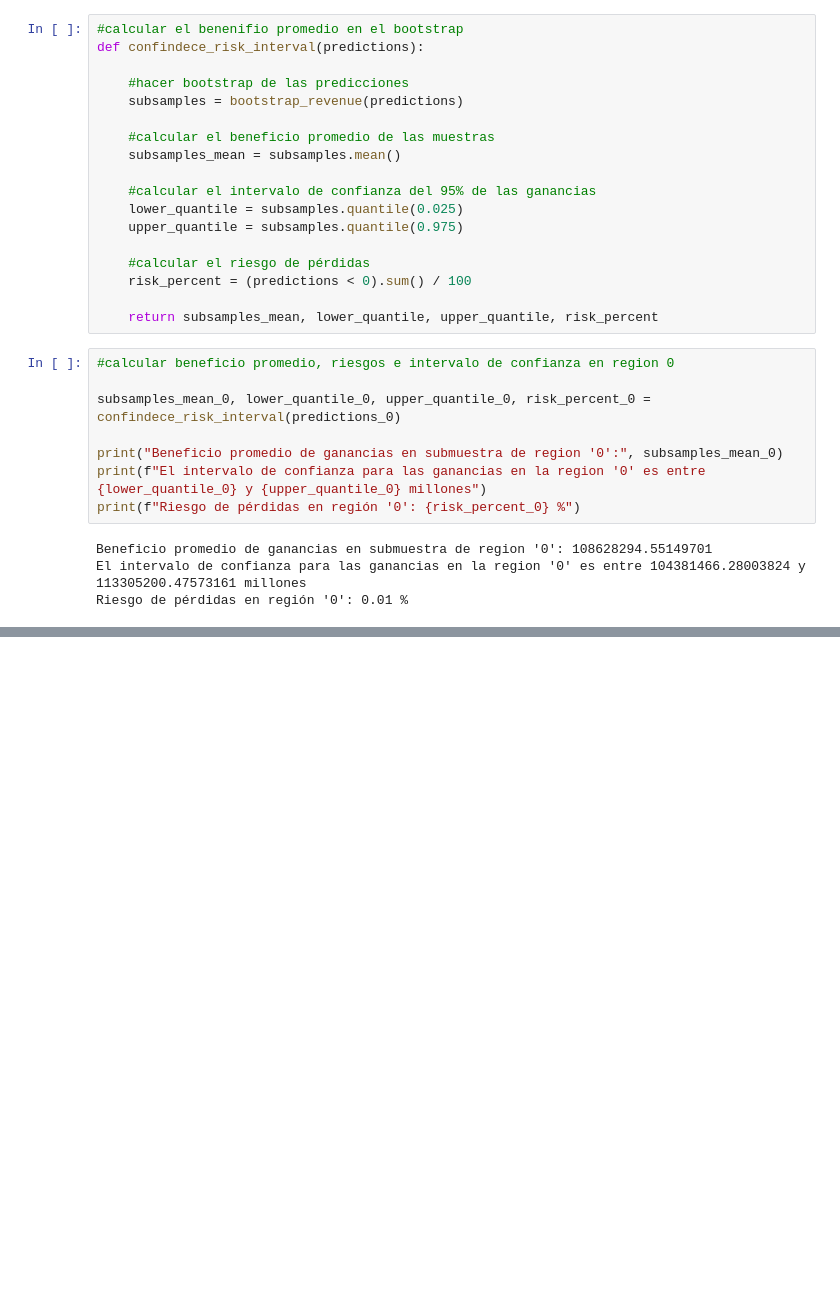
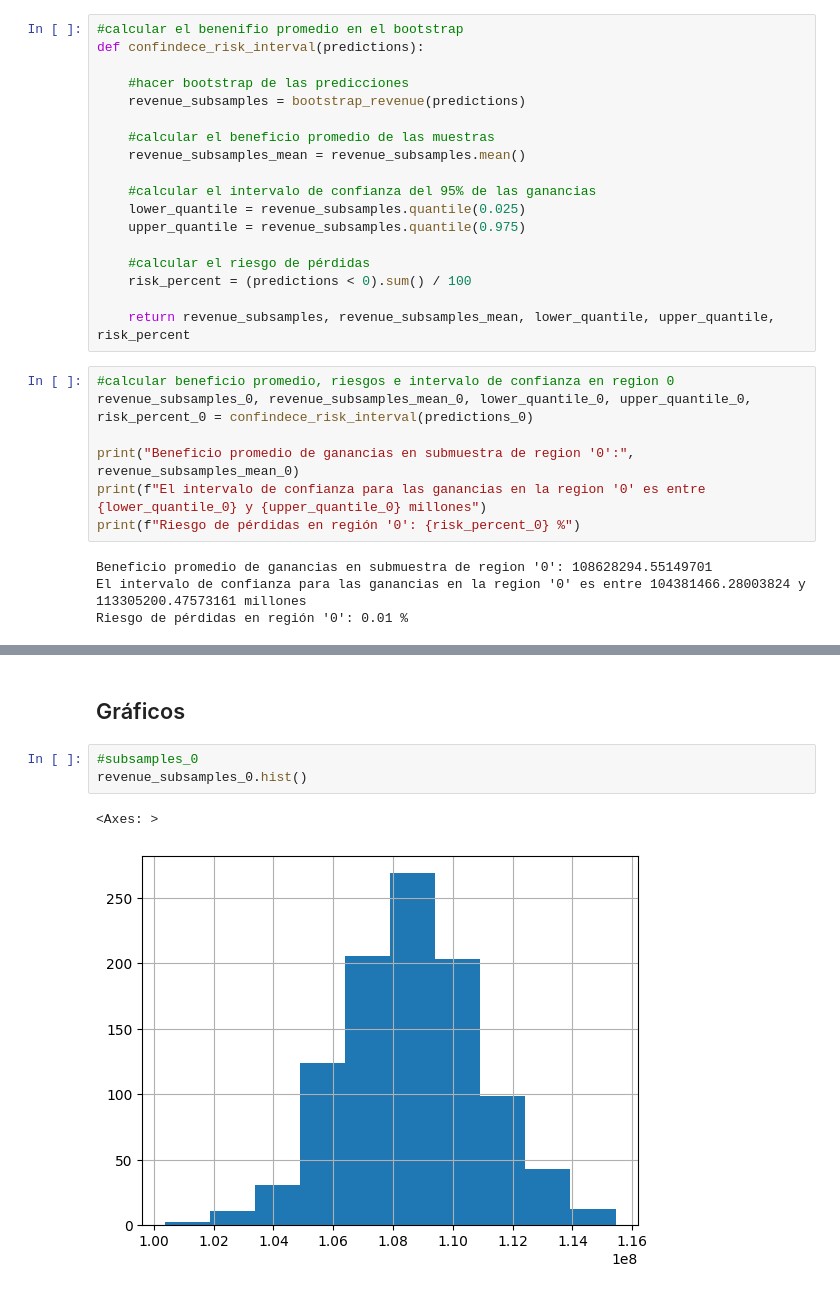
Before and after one commit to wh1tneyr/OilyGiant, a Jupyter notebook: oil.ipynb, the cells around one changed output, grey strips where cells are left out. Cells and saved outputs as stored; diff of their text form; blank space fills up the shorter version.

Commit message:
dibujando los primeros gráficos de las ganancias

```diff
--- a/oil.ipynb
+++ b/oil.ipynb
@@ -426,25 +426,24 @@ def bootstrap_revenue(predictions):
 def confindece_risk_interval(predictions):
 
     #hacer bootstrap de las predicciones
-    subsamples = bootstrap_revenue(predictions)
+    revenue_subsamples = bootstrap_revenue(predictions)
 
     #calcular el beneficio promedio de las muestras
-    subsamples_mean = subsamples.mean()
+    revenue_subsamples_mean = revenue_subsamples.mean()
 
     #calcular el intervalo de confianza del 95% de las ganancias
-    lower_quantile = subsamples.quantile(0.025)
-    upper_quantile = subsamples.quantile(0.975)
+    lower_quantile = revenue_subsamples.quantile(0.025)
+    upper_quantile = revenue_subsamples.quantile(0.975)
 
     #calcular el riesgo de pérdidas
     risk_percent = (predictions < 0).sum() / 100
 
-    return subsamples_mean, lower_quantile, upper_quantile, risk_percent
+    return revenue_subsamples, revenue_subsamples_mean, lower_quantile, upper_quantile, risk_percent
 # %%
 #calcular beneficio promedio, riesgos e intervalo de confianza en region 0
+revenue_subsamples_0, revenue_subsamples_mean_0, lower_quantile_0, upper_quantile_0, risk_percent_0 = confindece_risk_interval(predictions_0)
 
-subsamples_mean_0, lower_quantile_0, upper_quantile_0, risk_percent_0 = confindece_risk_interval(predictions_0)
-
-print("Beneficio promedio de ganancias en submuestra de region '0':", subsamples_mean_0)
+print("Beneficio promedio de ganancias en submuestra de region '0':", revenue_subsamples_mean_0)
 print(f"El intervalo de confianza para las ganancias en la region '0' es entre {lower_quantile_0} y {upper_quantile_0} millones")
 print(f"Riesgo de pérdidas en región '0': {risk_percent_0} %")
 # %% [output]
@@ -475,3 +474,11 @@ print(f"Riesgo de pérdidas en región '2': {risk_percent_2} %")
 Beneficio promedio de ganancias en submuestra de region '2': 114226838.48281623
 El intervalo de confianza para las ganancias en la region '2' es entre 110418952.10991834 y 118080680.3394517 millones
 Riesgo de pérdidas en región '2': 0.0 %
+# %% [markdown]
+## Gráficos
+# %%
+#subsamples_0
+revenue_subsamples_0.hist()
+# %% [output]
+<Axes: >
+[figure, added]
```
Also changed, not shown: parts of 4 cells of this notebook.
